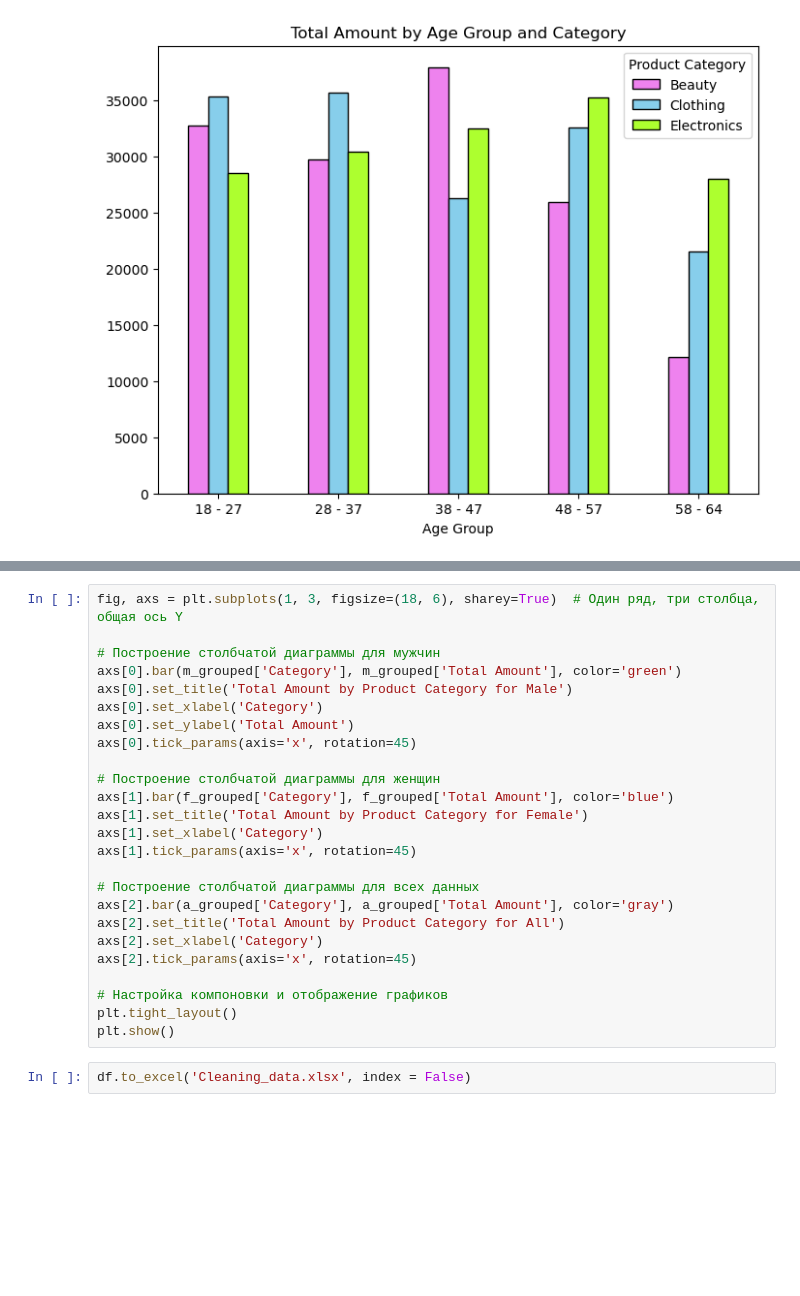
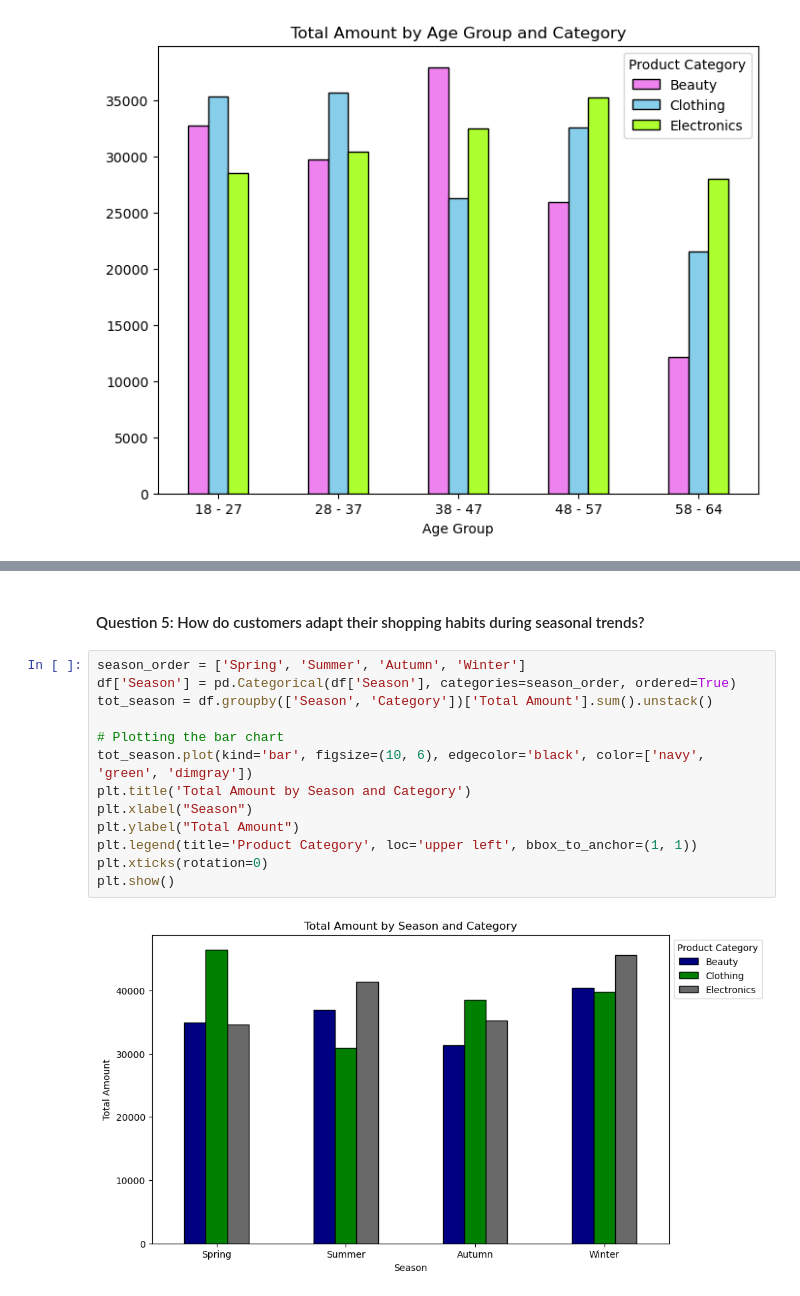
Before and after one commit to Hospoghosyan/Retail_Sales_Analysis, a Jupyter notebook: Retails_sales_analysis.ipynb, the cells around one changed output, grey strips where cells are left out. Saved outputs shown, nothing was run; the diff lists cells and outputs as text; blank space fills up the shorter version.

Commit message:
Added question 5

```diff
--- a/Retails_sales_analysis.ipynb
+++ b/Retails_sales_analysis.ipynb
@@ -459,27 +371,17 @@ plt.show()
-# %%
-fig, axs = plt.subplots(1, 3, figsize=(18, 6), sharey=True)  # Один ряд, три столбца, общая ось Y
-
-# Построение столбчатой диаграммы для мужчин
-axs[0].bar(m_grouped['Category'], m_grouped['Total Amount'], color='green')
-axs[0].set_title('Total Amount by Product Category for Male')
-axs[0].set_xlabel('Category')
-axs[0].set_ylabel('Total Amount')
-axs[0].tick_params(axis='x', rotation=45)
-
-# Построение столбчатой диаграммы для женщин
-axs[1].bar(f_grouped['Category'], f_grouped['Total Amount'], color='blue')
-axs[1].set_title('Total Amount by Product Category for Female')
-axs[1].set_xlabel('Category')
-axs[1].tick_params(axis='x', rotation=45)
-
-# Построение столбчатой диаграммы для всех данных
-axs[2].bar(a_grouped['Category'], a_grouped['Total Amount'], color='gray')
-axs[2].set_title('Total Amount by Product Category for All')
-axs[2].set_xlabel('Category')
-axs[2].tick_params(axis='x', rotation=45)
-
-# Настройка компоновки и отображение графиков
-plt.tight_layout()
-plt.show()
-# %%
-df.to_excel('Cleaning_data.xlsx', index = False)
+# %% [markdown]
+#### Question 5: How do customers adapt their shopping habits during seasonal trends?
+# %%
+season_order = ['Spring', 'Summer', 'Autumn', 'Winter']
+df['Season'] = pd.Categorical(df['Season'], categories=season_order, ordered=True)
+tot_season = df.groupby(['Season', 'Category'])['Total Amount'].sum().unstack()
+
+# Plotting the bar chart
+tot_season.plot(kind='bar', figsize=(10, 6), edgecolor='black', color=['navy', 'green', 'dimgray'])
+plt.title('Total Amount by Season and Category')
+plt.xlabel("Season")
+plt.ylabel("Total Amount")
+plt.legend(title='Product Category', loc='upper left', bbox_to_anchor=(1, 1))
+plt.xticks(rotation=0)
+plt.show()
+# %% [output]
+[figure, added]
```
Also changed, not shown: parts of 9 cells of this notebook.
